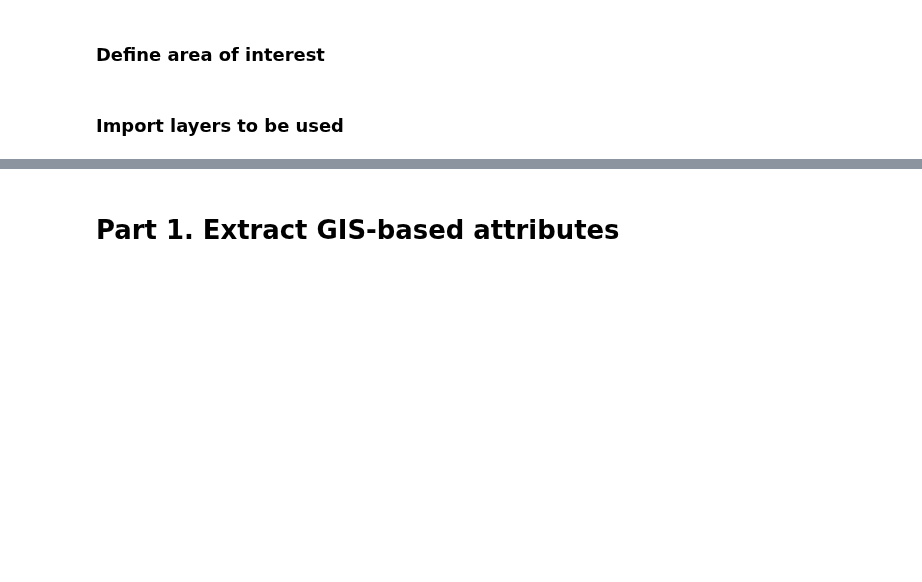
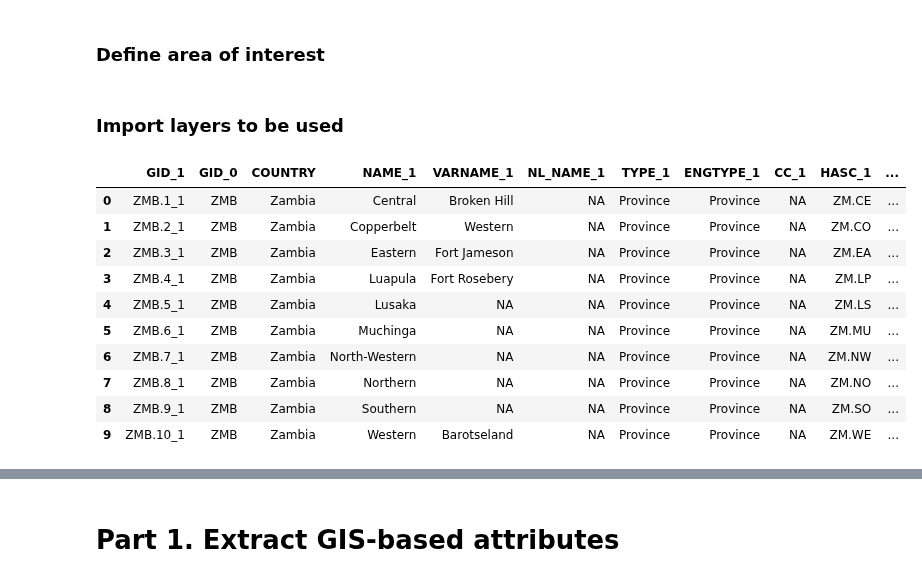
Before and after one commit to ariane-millot/EDeMOS, a Jupyter notebook: Industry/IndustryDemand.ipynb, the cells around one changed output, grey strips where cells are left out. Drawn from its saved outputs; the diff is of its cells as text; code cells hidden in the pictures; blank space fills up the shorter version.

```diff
--- a/Industry/IndustryDemand.ipynb
+++ b/Industry/IndustryDemand.ipynb
@@ -128,3 +128,19 @@ grid = hexagons
 # %%
 # ## admininstrative boundary
 admin_gdf = gpd.read_file(ROOT_DIR + "/admin/" + "gadm41_ZMB.gpkg")
+# %%
+admin_gdf_region = gpd.read_file(ROOT_DIR + "/admin/gadm41_ZMB_shp/" + "gadm41_ZMB_1.shp")
+# %%
+admin_gdf_region
+# %% [output]
+|  | GID_1 | GID_0 | COUNTRY | NAME_1 | VARNAME_1 | NL_NAME_1 | TYPE_1 | ENGTYPE_1 | CC_1 | HASC_1 | ... |
+| 0 | ZMB.1_1 | ZMB | Zambia | Central | Broken Hill | NA | Province | Province | NA | ZM.CE | ... |
+| 1 | ZMB.2_1 | ZMB | Zambia | Copperbelt | Western | NA | Province | Province | NA | ZM.CO | ... |
+| 2 | ZMB.3_1 | ZMB | Zambia | Eastern | Fort Jameson | NA | Province | Province | NA | ZM.EA | ... |
+| 3 | ZMB.4_1 | ZMB | Zambia | Luapula | Fort Rosebery | NA | Province | Province | NA | ZM.LP | ... |
+| 4 | ZMB.5_1 | ZMB | Zambia | Lusaka | NA | NA | Province | Province | NA | ZM.LS | ... |
+| 5 | ZMB.6_1 | ZMB | Zambia | Muchinga | NA | NA | Province | Province | NA | ZM.MU | ... |
+| 6 | ZMB.7_1 | ZMB | Zambia | North-Western | NA | NA | Province | Province | NA | ZM.NW | ... |
+| 7 | ZMB.8_1 | ZMB | Zambia | Northern | NA | NA | Province | Province | NA | ZM.NO | ... |
+| 8 | ZMB.9_1 | ZMB | Zambia | Southern | NA | NA | Province | Province | NA | ZM.SO | ... |
+| 9 | ZMB.10_1 | ZMB | Zambia | Western | Barotseland | NA | Province | Province | NA | ZM.WE | ... |
```
Also changed, not shown: parts of 2 cells of this notebook, 1 other file.
